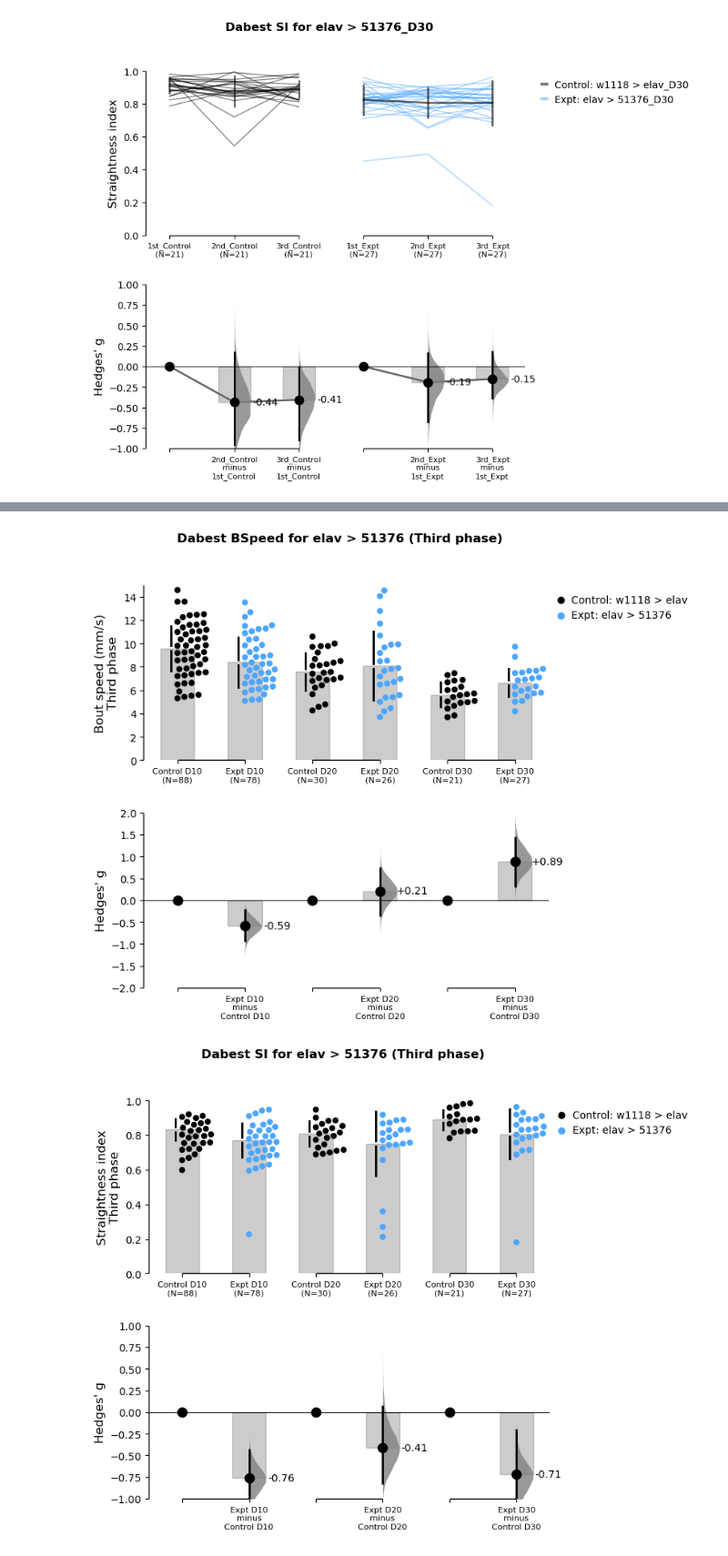
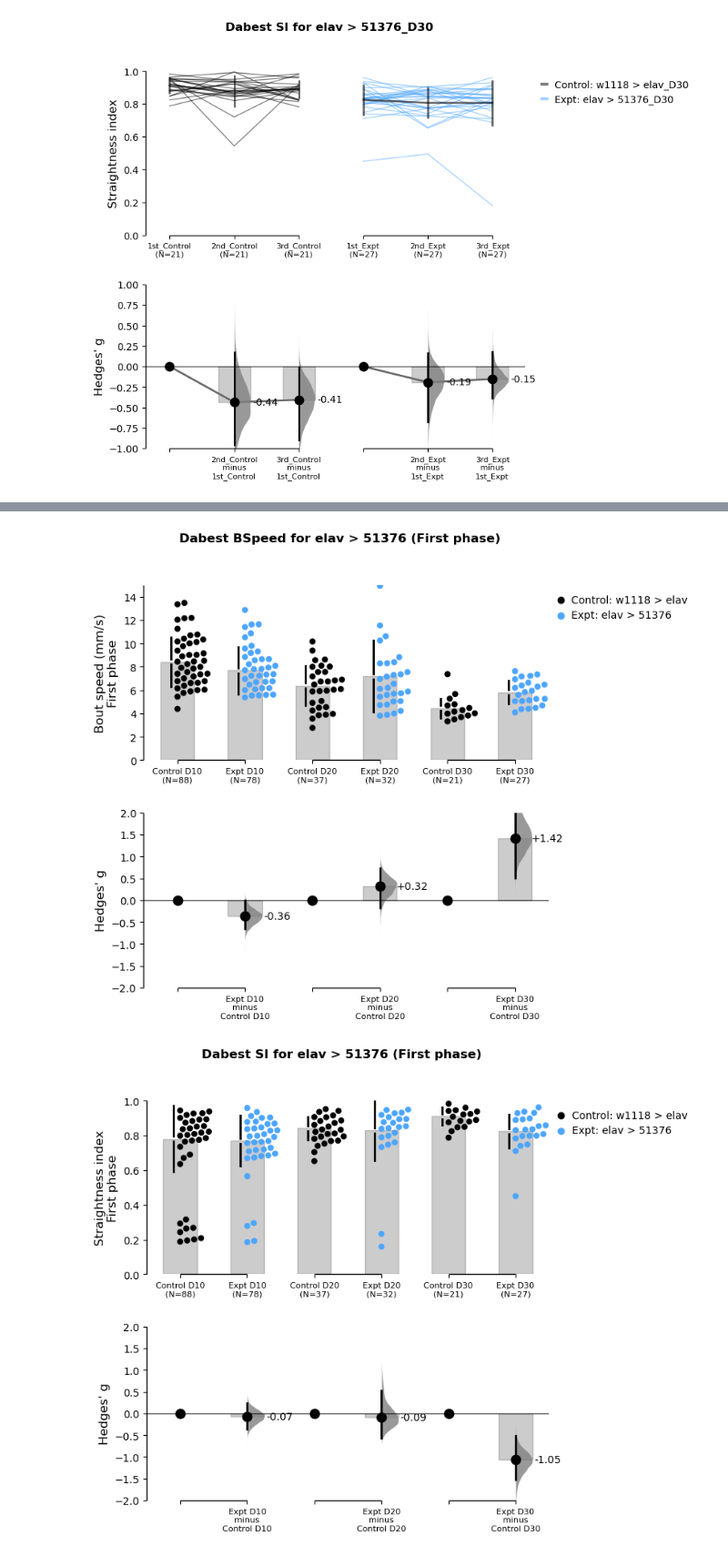
Before and after one commit to mnicolee/DrosoClimb_asyn, a Jupyter notebook: 4. Dabest.ipynb, the cells around one changed output, grey strips where cells are left out. Shown at 91% size. Cells and saved outputs as stored; diff of their text form; code cells hidden in the pictures.

```diff
--- a/4. Dabest.ipynb
+++ b/4. Dabest.ipynb
@@ -171,7 +171,7 @@ C:\Users\user\NUS Dropbox\acclab\Nicole M Lee\PD\Data Compilation\images\Dabest_
 #different flies, so there is nothing to join up. Controls are piled as in plot 1.
 
 cross = "elav x 51376"
-chosen = "Third phase"
+chosen = "First phase"
 
 driver, responder = cross.split(" x ", 1)
 ages = [a for a in ["D10", "D20", "D30"] if cross + "_" + a in listofgenotypes]
@@ -225,7 +225,7 @@ mpl.rcParams['svg.fonttype'] = 'none'
 
 #axis ranges, per metric.
 rawylims = {"Height": (0, 90), "Speed": (0, 15), "BSpeed": (0, 15), "SI": (0, 1)}
-contrastylims = {"Height": (-2, 2), "Speed": (-2, 2), "BSpeed": (-2, 2), "SI": (-1, 1)}
+contrastylims = {"Height": (-2, 2), "Speed": (-2, 2), "BSpeed": (-2, 2), "SI": (-2, 2)}
 
 for m in metrics:
     db = dabest.load(data = data2, idx = idx2, x = "Group", y = m)
@@ -256,2 +256,2 @@ C:\Users\user\NUS Dropbox\acclab\Nicole M Lee\PD\Data Compilation\images\Dabest_
-[figure, old version]
+[figure, new version]
-[figure, old version]
+[figure, new version]
```
Also changed, not shown: parts of 3 cells of this notebook, 4 other files.
